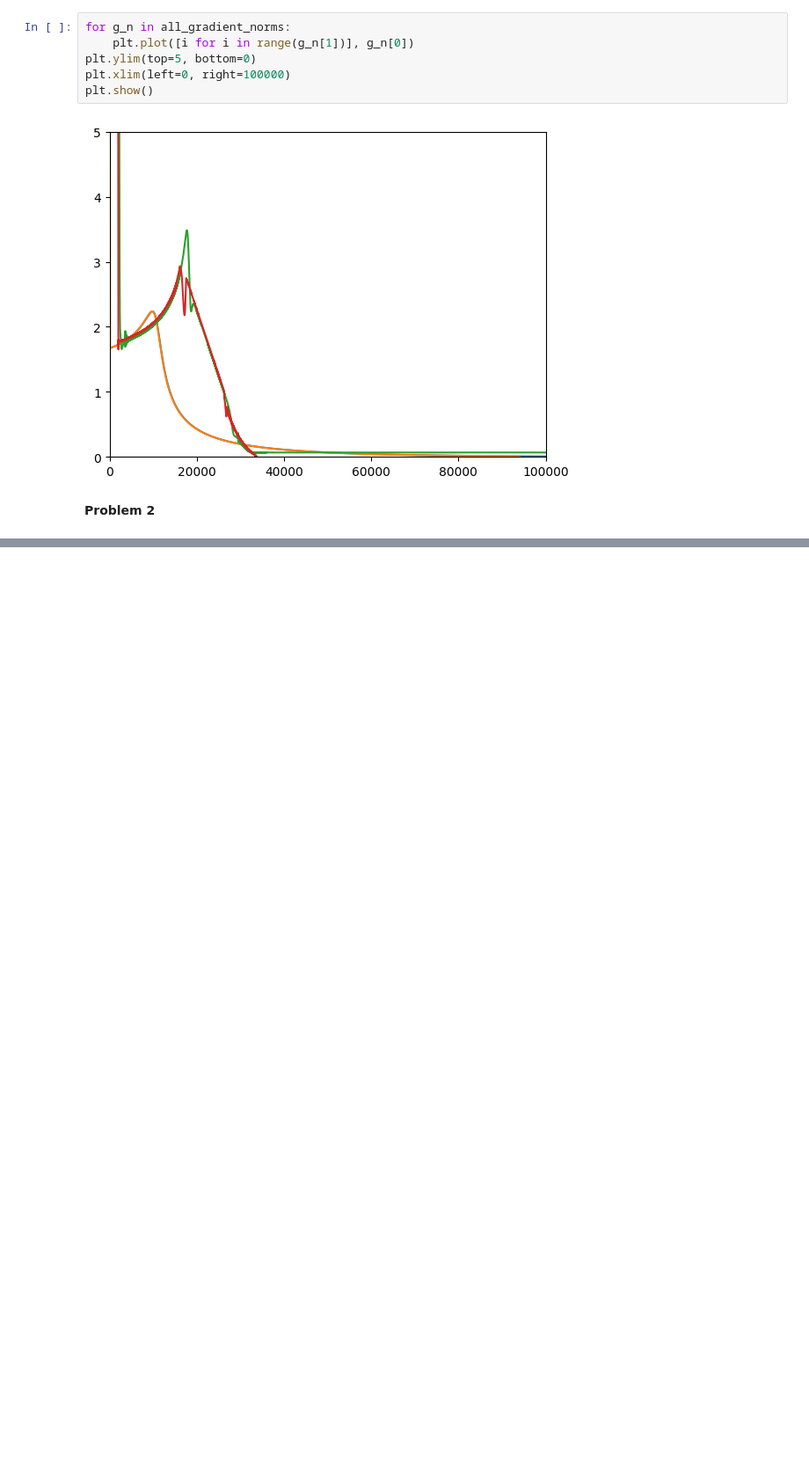
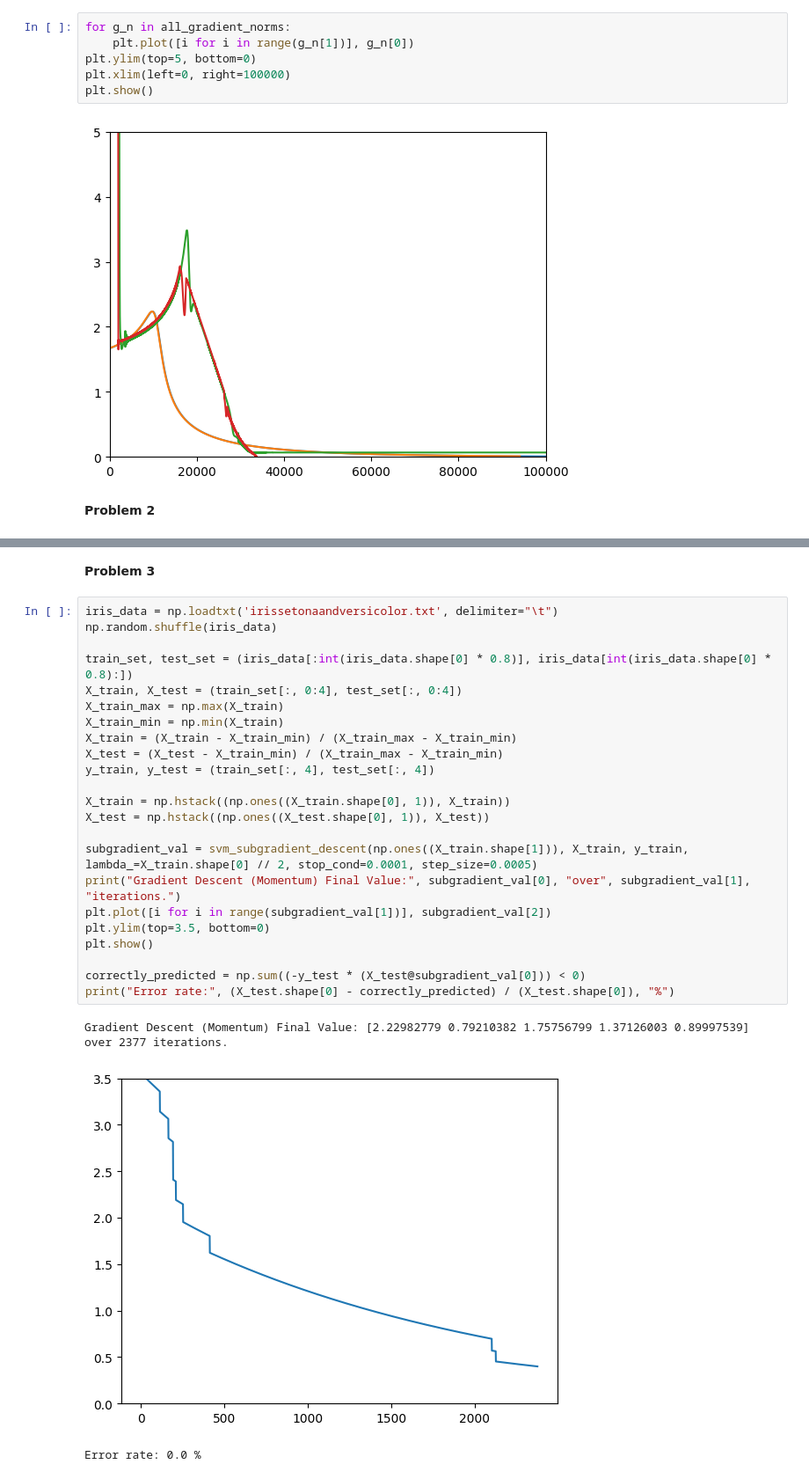
Before and after one commit to Sabuchan123/Homework-Repository, a Jupyter notebook: MTH566-HW-3-Folder/MTH566-HW-3.ipynb, the cells around one changed output, grey strips where cells are left out. Shown at 88% size. Drawn from its saved outputs; the diff is of its cells as text; blank space fills up the shorter version.

Commit message:
Completed third problem.

```diff
--- a/MTH566-HW-3-Folder/MTH566-HW-3.ipynb
+++ b/MTH566-HW-3-Folder/MTH566-HW-3.ipynb
@@ -201,0 +202,29 @@ Gradient Descent (Momentum) Final Value: [-1.11254273 -2.16147584  4.67932159] o
+# %% [markdown]
+**Problem 3**
+# %%
+iris_data = np.loadtxt('irissetonaandversicolor.txt', delimiter="\t")
+np.random.shuffle(iris_data)
+
+train_set, test_set = (iris_data[:int(iris_data.shape[0] * 0.8)], iris_data[int(iris_data.shape[0] * 0.8):])
+X_train, X_test = (train_set[:, 0:4], test_set[:, 0:4])
+X_train_max = np.max(X_train)
+X_train_min = np.min(X_train)
+X_train = (X_train - X_train_min) / (X_train_max - X_train_min)
+X_test = (X_test - X_train_min) / (X_train_max - X_train_min)
+y_train, y_test = (train_set[:, 4], test_set[:, 4])
+
+X_train = np.hstack((np.ones((X_train.shape[0], 1)), X_train))
+X_test = np.hstack((np.ones((X_test.shape[0], 1)), X_test))
+
+subgradient_val = svm_subgradient_descent(np.ones((X_train.shape[1])), X_train, y_train, lambda_=X_train.shape[0] // 2, stop_cond=0.0001, step_size=0.0005)
+print("Gradient Descent (Momentum) Final Value:", subgradient_val[0], "over", subgradient_val[1], "iterations.")
+plt.plot([i for i in range(subgradient_val[1])], subgradient_val[2])
+plt.ylim(top=3.5, bottom=0)
+plt.show()
+
+correctly_predicted = np.sum((-y_test * (X_test@subgradient_val[0])) < 0)
+print("Error rate:", (X_test.shape[0] - correctly_predicted) / (X_test.shape[0]), "%")
+# %% [output]
+Gradient Descent (Momentum) Final Value: [2.22982779 0.79210382 1.75756799 1.37126003 0.89997539] over 2377 iterations.
+[figure, added]
+Error rate: 0.0 %
```
Also changed, not shown: parts of 1 cell of this notebook, 1 other file.
